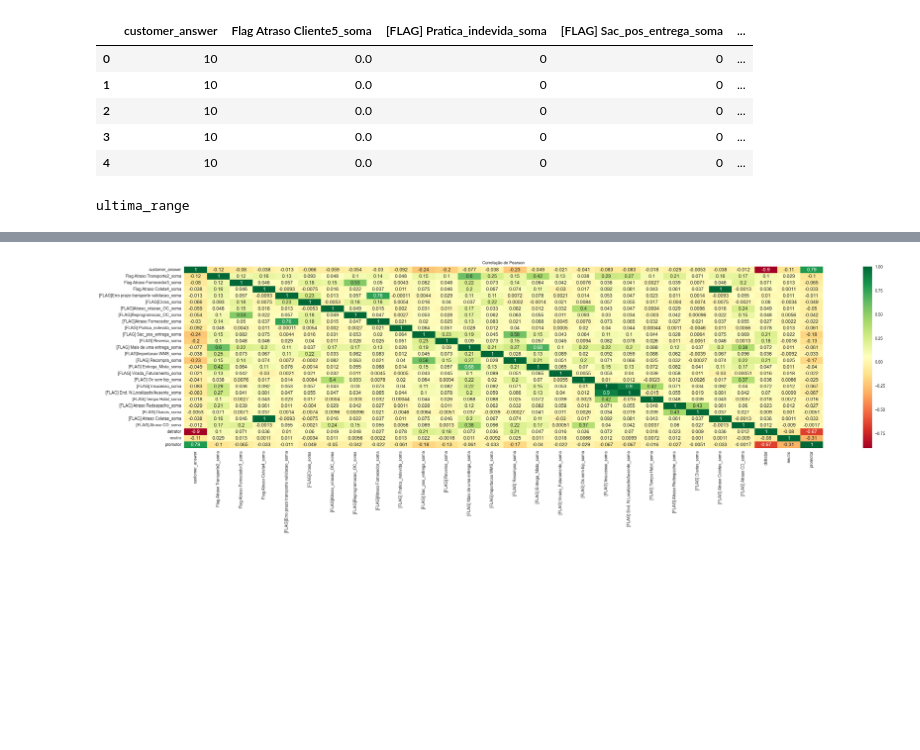
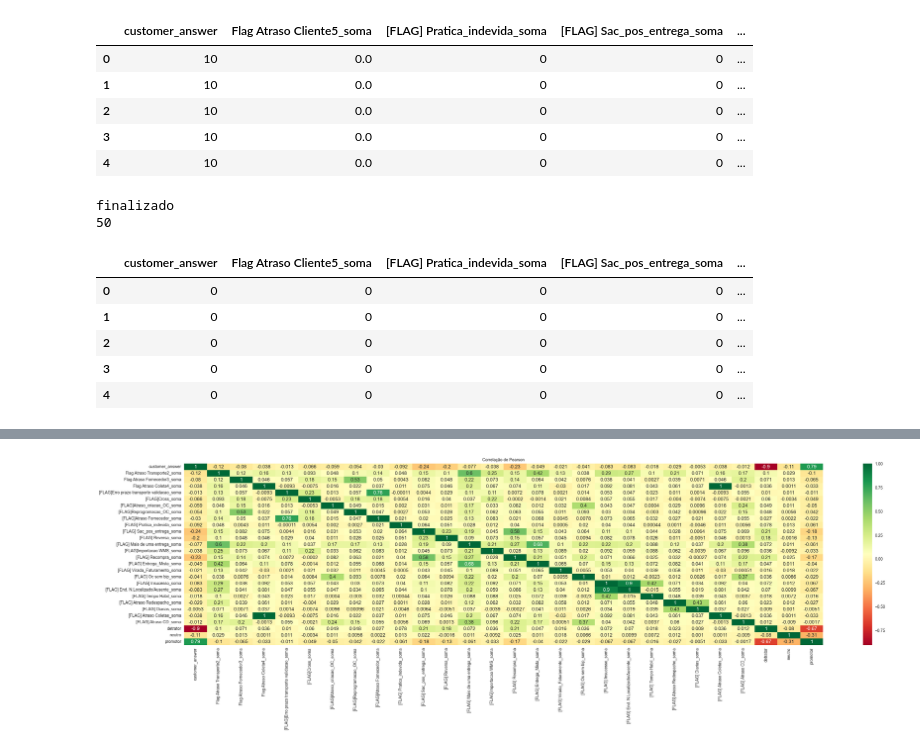
Before and after one commit to mvvilasboas/NPS_Bulky, a Jupyter notebook: analise_corr_varDummy.ipynb, the cells around one changed output, grey strips where cells are left out. Drawn from its saved outputs; the diff is of its cells as text; code cells hidden in the pictures; blank space fills up the shorter version.

```diff
--- a/analise_corr_varDummy.ipynb
+++ b/analise_corr_varDummy.ipynb
@@ -162,32 +162,48 @@ X_vars.head()
 # %%
 
 ####for para realizar as colunas mutiplicadas
 colunas = ['Flag Atraso Cliente5_soma', '[FLAG] Pratica_indevida_soma','[FLAG] Sac_pos_entrega_soma','[FLAG] Reversa_soma', '[FLAG] Recompra_soma', '[FLAG] Insucesso_soma', '[FLAG] Private_Label_soma']
 
 
 for j in range(X_vars.shape[1]):
     try:
         for coluna in colunas:
             c = 0
             if coluna != colunas[j]:
-                nova_coluna = X_vars[colunas[j] + "_*_"+ coluna] = X_vars[colunas[j]] * X_vars[colunas[c]]
+                nova_coluna = X_vars[colunas[j] + "_x_"+ coluna] = X_vars[colunas[j]] * X_vars[colunas[c]]
                 c = c +1
     except:
         print('finalizado')
 
 
 ####transformando colunas em inteiros
 col = X_vars.columns.values.tolist()
 col
+X_vars.where(X_vars == '', 0)
+print(len(col))
 for coluna in col:
     try:
         X_vars[coluna] = X_vars[coluna].astype(str)
         X_vars[coluna] = X_vars[coluna].str.replace('.0', '')
         X_vars[coluna] = X_vars[coluna].astype(int)
-    except Exception as e:
-        pass
+        # print(X_vars[coluna].dtypes)
+    except:
+        try:
+            X_vars[coluna] = X_vars[coluna].astype(str)
+            X_vars[coluna] = X_vars[coluna].str.replace('', '0')
+            X_vars[coluna] = X_vars[coluna].astype(int)
+        except Exception as e:
+            print('Deu erro na formatação: ',e)
 
+# X_vars['[FLAG] Private_Label_soma_*_[FLAG] Pratica_indevida_soma'] =X_vars['[FLAG] Private_Label_soma_*_[FLAG] Pratica_indevida_soma'].astype(int)
 X_vars.head()
 # %% [output]
-ultima_range
+finalizado
+50
+|  | customer_answer | Flag Atraso Cliente5_soma | [FLAG] Pratica_indevida_soma | [FLAG] Sac_pos_entrega_soma | ... |
+| 0 | 0 | 0 | 0 | 0 | ... |
+| 1 | 0 | 0 | 0 | 0 | ... |
+| 2 | 0 | 0 | 0 | 0 | ... |
+| 3 | 0 | 0 | 0 | 0 | ... |
+| 4 | 0 | 0 | 0 | 0 | ... |
 # %%
```
Also changed, not shown: parts of 1 cell of this notebook.
